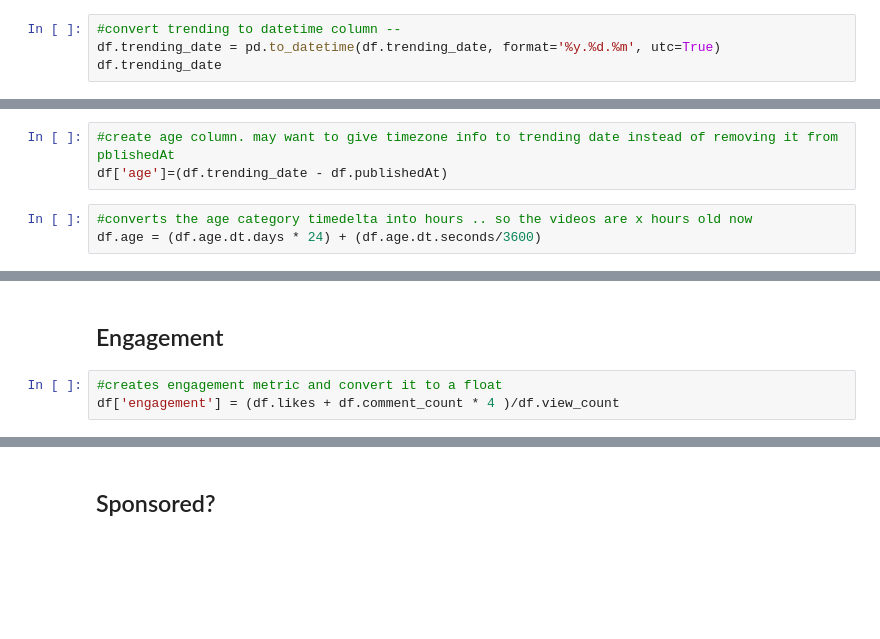
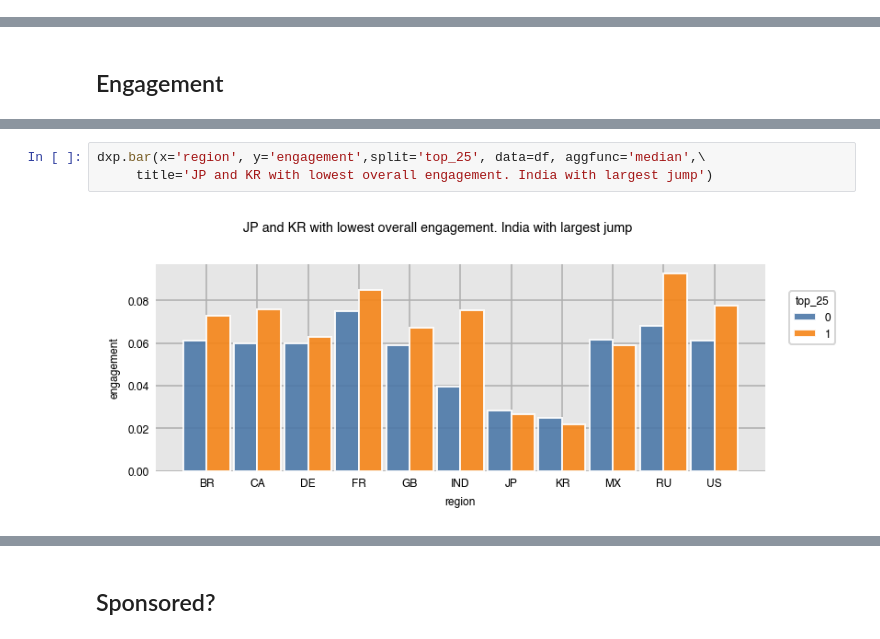
Before and after one commit to Youtube-Data-Analysis/top_200, a Jupyter notebook: shorter_explore.ipynb, the cells around one changed output, grey strips where cells are left out. Drawn from its saved outputs; the diff is of its cells as text; blank space fills up the shorter version.

Commit message:
amended shorter_explore with visuals

```diff
--- a/shorter_explore.ipynb
+++ b/shorter_explore.ipynb
@@ -80,4 +32,0 @@ df.trending_date = '22.2.11'
-# %%
-#convert trending to datetime column --
-df.trending_date = pd.to_datetime(df.trending_date, format='%y.%d.%m', utc=True)
-df.trending_date
@@ -107,6 +32,0 @@ Name: trending_date, Length: 1229, dtype: datetime64[ns, UTC]
-# %%
-#create age column. may want to give timezone info to trending date instead of removing it from pblishedAt
-df['age']=(df.trending_date - df.publishedAt)
-# %%
-#converts the age category timedelta into hours .. so the videos are x hours old now
-df.age = (df.age.dt.days * 24) + (df.age.dt.seconds/3600)
@@ -116,5 +35,2 @@ https://pandas.pydata.org/docs/user_guide/timedeltas.html#frequency-conversion
 # %% [markdown]
 ## Engagement
-# %%
-#creates engagement metric and convert it to a float
-df['engagement'] = (df.likes + df.comment_count * 4 )/df.view_count
@@ -135,0 +37,5 @@ Name: engagement, Length: 1229, dtype: object
+# %%
+dxp.bar(x='region', y='engagement',split='top_25', data=df, aggfunc='median',\
+     title='JP and KR with lowest overall engagement. India with largest jump')
+# %% [output]
+[figure, added]
```
Also changed, not shown: parts of 73 cells of this notebook.
